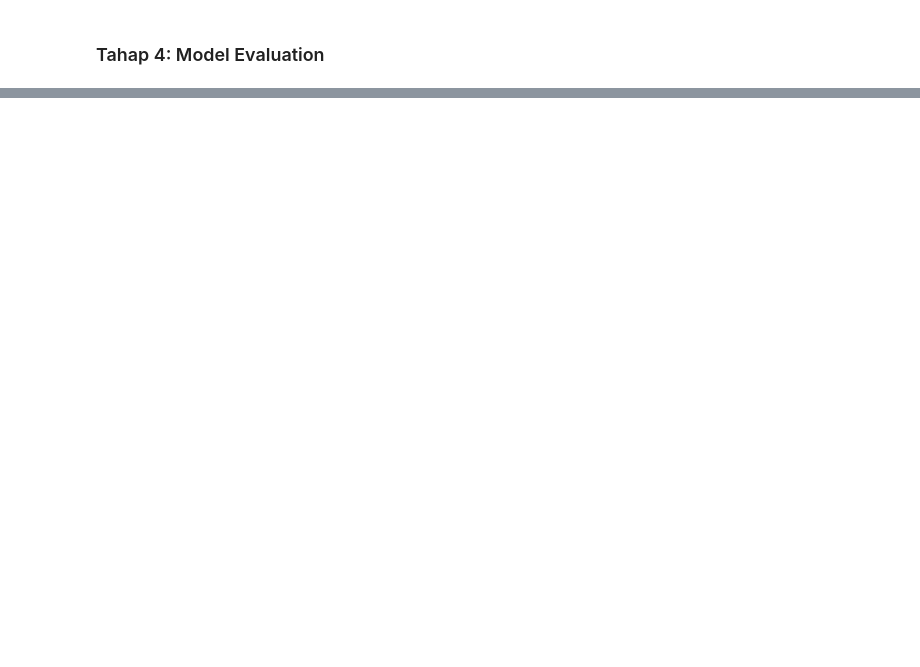
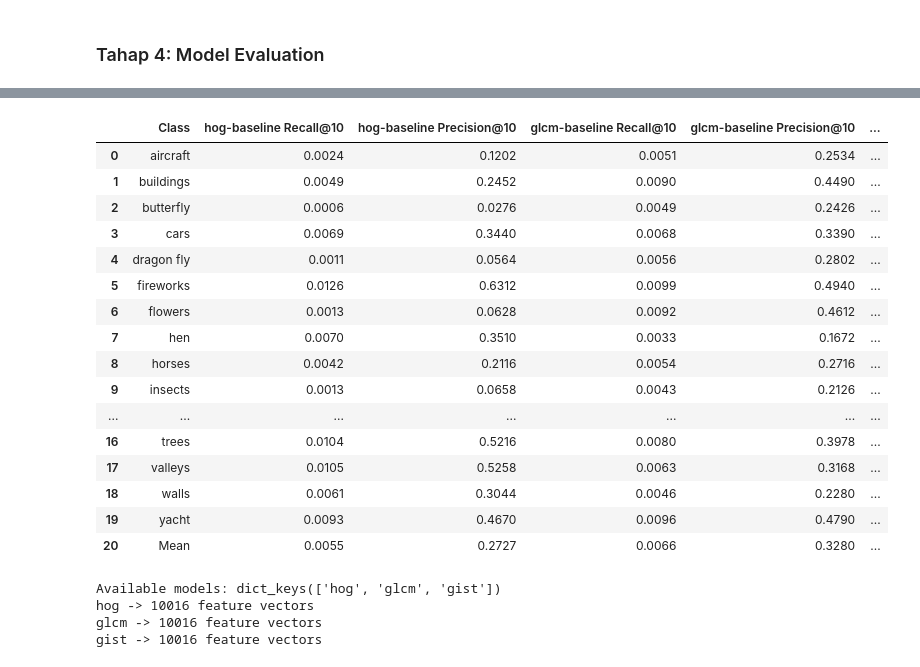
Before and after one commit to rofiqsamanhudi/Trade-Off_CBIR, a Jupyter notebook: src/notebooks/CBIR_Classical.ipynb, the cells around one changed output, grey strips where cells are left out. Drawn from its saved outputs; the diff is of its cells as text; code cells hidden in the pictures; blank space fills up the shorter version.

```diff
--- a/src/notebooks/CBIR_Classical.ipynb
+++ b/src/notebooks/CBIR_Classical.ipynb
@@ -601,0 +1090,61 @@ gist -> 1000 feature vectors
+# %%
+classes = sorted(np.unique(labels).tolist())
+
+
+df_table = pd.DataFrame()
+df_table["Class"] = classes
+
+
+for m_name, df_eval in eval_results.items():
+    col_prefix = f"{m_name}-baseline"
+
+    df_eval_clean = df_eval[df_eval["Class"] != "Mean"].reset_index(drop=True)
+
+    df_table[f"{col_prefix} Recall@10"] = df_eval_clean["Recall@K"].astype(float)
+    df_table[f"{col_prefix} Precision@10"] = df_eval_clean["Precision@K"].astype(float)
+
+mean_row: Dict[str, object] = {"Class": "Mean"}
+
+for col in df_table.columns[1:]:
+    mean_row[col] = df_table[col].mean()
+
+df_table = pd.concat(
+    [df_table, pd.DataFrame([mean_row])],
+    ignore_index=True
+)
+
+
+# Formatting
+for col in df_table.columns[1:]:
+    df_table[col] = df_table[col].map("{:.4f}".format)
+
+
+display(df_table)
+# %% [output]
+|  | Class | hog-baseline Recall@10 | hog-baseline Precision@10 | glcm-baseline Recall@10 | glcm-baseline Precision@10 | ... |
+| 0 | aircraft | 0.0024 | 0.1202 | 0.0051 | 0.2534 | ... |
+| 1 | buildings | 0.0049 | 0.2452 | 0.0090 | 0.4490 | ... |
+| 2 | butterfly | 0.0006 | 0.0276 | 0.0049 | 0.2426 | ... |
+| 3 | cars | 0.0069 | 0.3440 | 0.0068 | 0.3390 | ... |
+| 4 | dragon fly | 0.0011 | 0.0564 | 0.0056 | 0.2802 | ... |
+| 5 | fireworks | 0.0126 | 0.6312 | 0.0099 | 0.4940 | ... |
+| 6 | flowers | 0.0013 | 0.0628 | 0.0092 | 0.4612 | ... |
+| 7 | hen | 0.0070 | 0.3510 | 0.0033 | 0.1672 | ... |
+| 8 | horses | 0.0042 | 0.2116 | 0.0054 | 0.2716 | ... |
+| 9 | insects | 0.0013 | 0.0658 | 0.0043 | 0.2126 | ... |
+| ... | ... | ... | ... | ... | ... | ... |
+| 16 | trees | 0.0104 | 0.5216 | 0.0080 | 0.3978 | ... |
+| 17 | valleys | 0.0105 | 0.5258 | 0.0063 | 0.3168 | ... |
+| 18 | walls | 0.0061 | 0.3044 | 0.0046 | 0.2280 | ... |
+| 19 | yacht | 0.0093 | 0.4670 | 0.0096 | 0.4790 | ... |
+| 20 | Mean | 0.0055 | 0.2727 | 0.0066 | 0.3280 | ... |
+# %%
+print("Available models:", features_dict.keys())
+
+for model in features_dict:
+    print(model, "->", f"{len(features_dict[model])} feature vectors")
+# %% [output]
+Available models: dict_keys(['hog', 'glcm', 'gist'])
+hog -> 10016 feature vectors
+glcm -> 10016 feature vectors
+gist -> 10016 feature vectors
```
Also changed, not shown: parts of 7 cells of this notebook.
